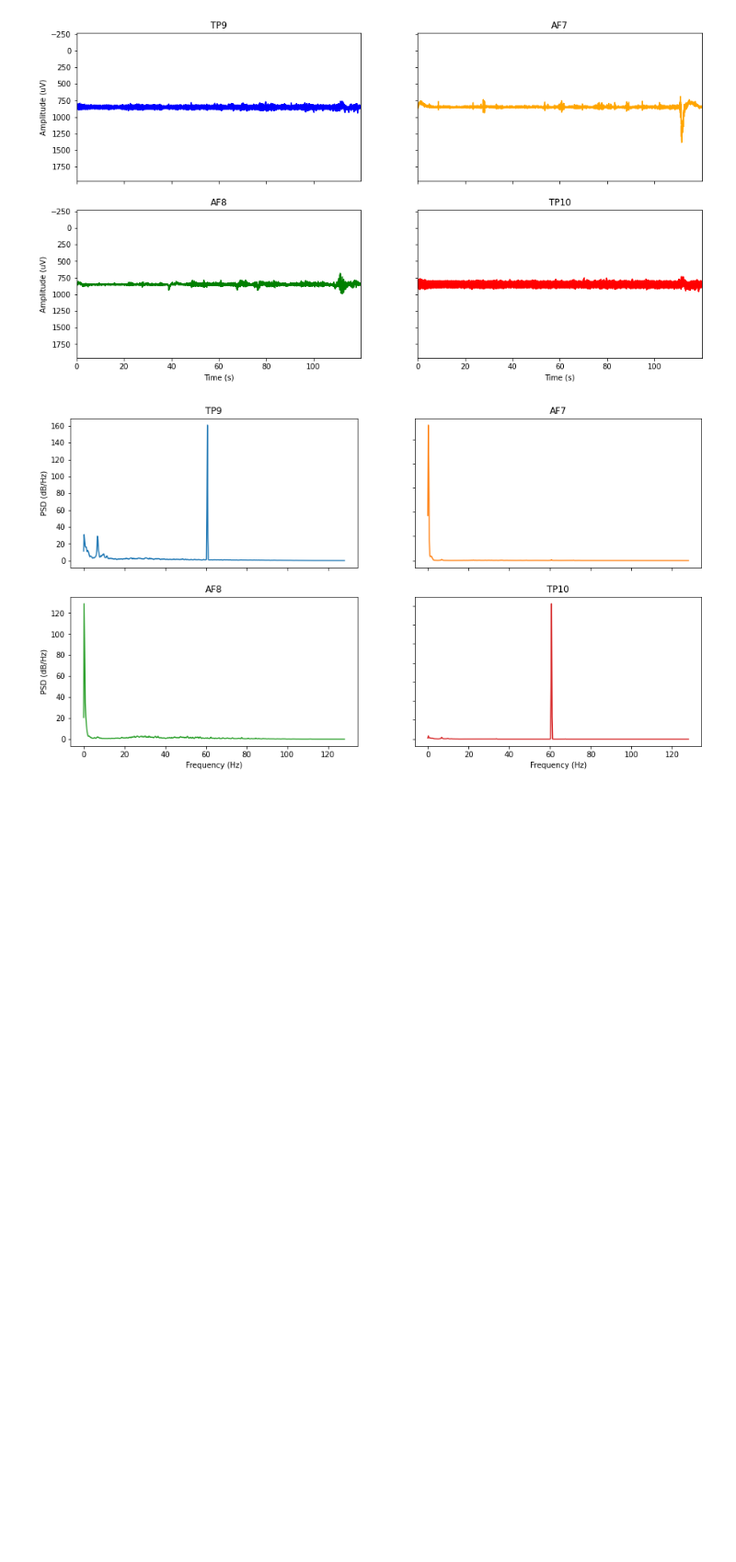
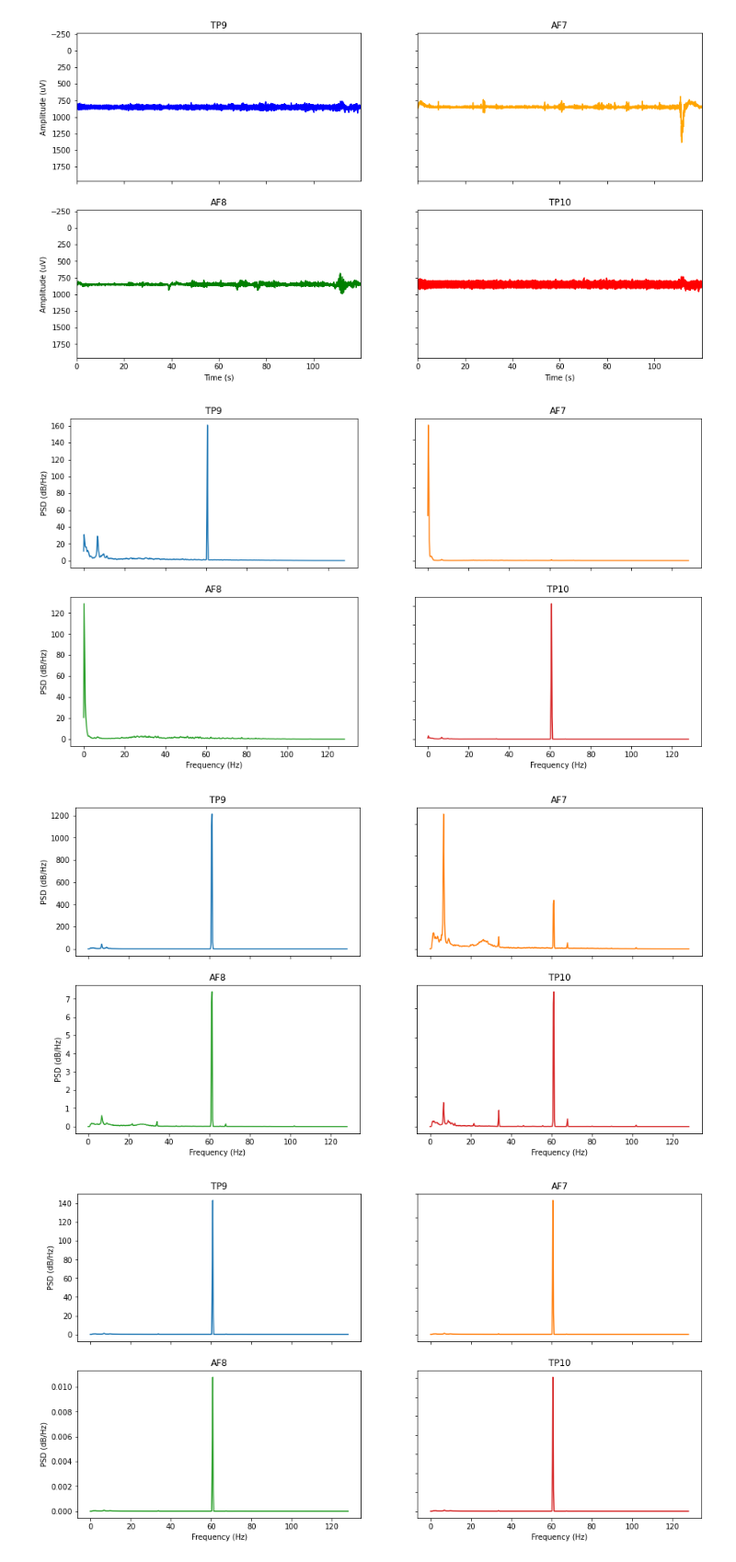
Before and after one commit to iggy96/eegMusicTherapy, a Jupyter notebook: singleRun_v1.0.ipynb, the cells around one changed output. Shown: that part at 92% size. Saved outputs shown, nothing was run; the diff lists cells and outputs as text; code cells hidden in the pictures; blank space fills up the shorter version.

```diff
--- a/singleRun_v1.0.ipynb
+++ b/singleRun_v1.0.ipynb
@@ -80,5 +80,13 @@ psdPlots(MT12,cfg.fs,cfg.channels)
 [figure]
 [figure]
 [figure]
+# %%
+ica_MT11 = ica(MT11,cfg.fs)
+ica_MT12 = ica(MT12,cfg.fs)
+psdPlots(ica_MT11,cfg.fs,cfg.channels)
+psdPlots(ica_MT12,cfg.fs,cfg.channels)
+# %% [output]
+[figure, added]
+[figure, added]
 # %%
 filtering = filters()
```
Also changed, not shown: parts of 3 cells of this notebook.
